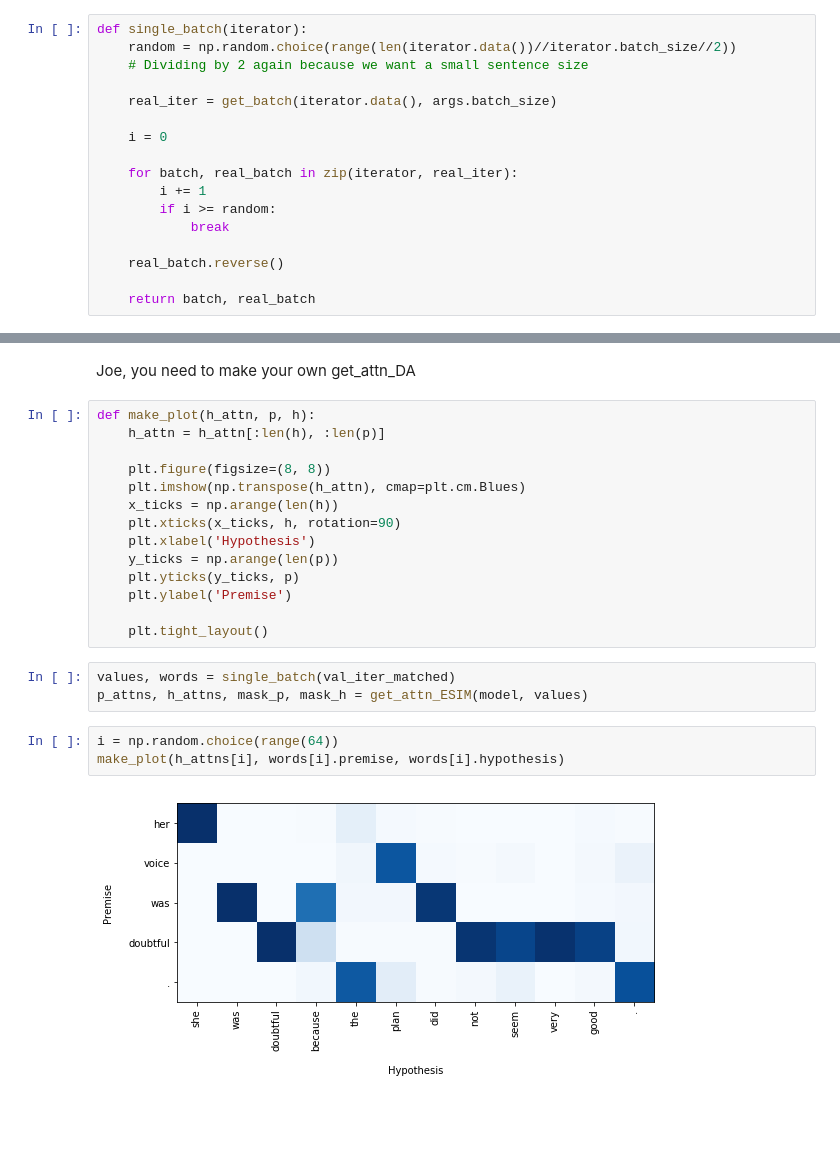
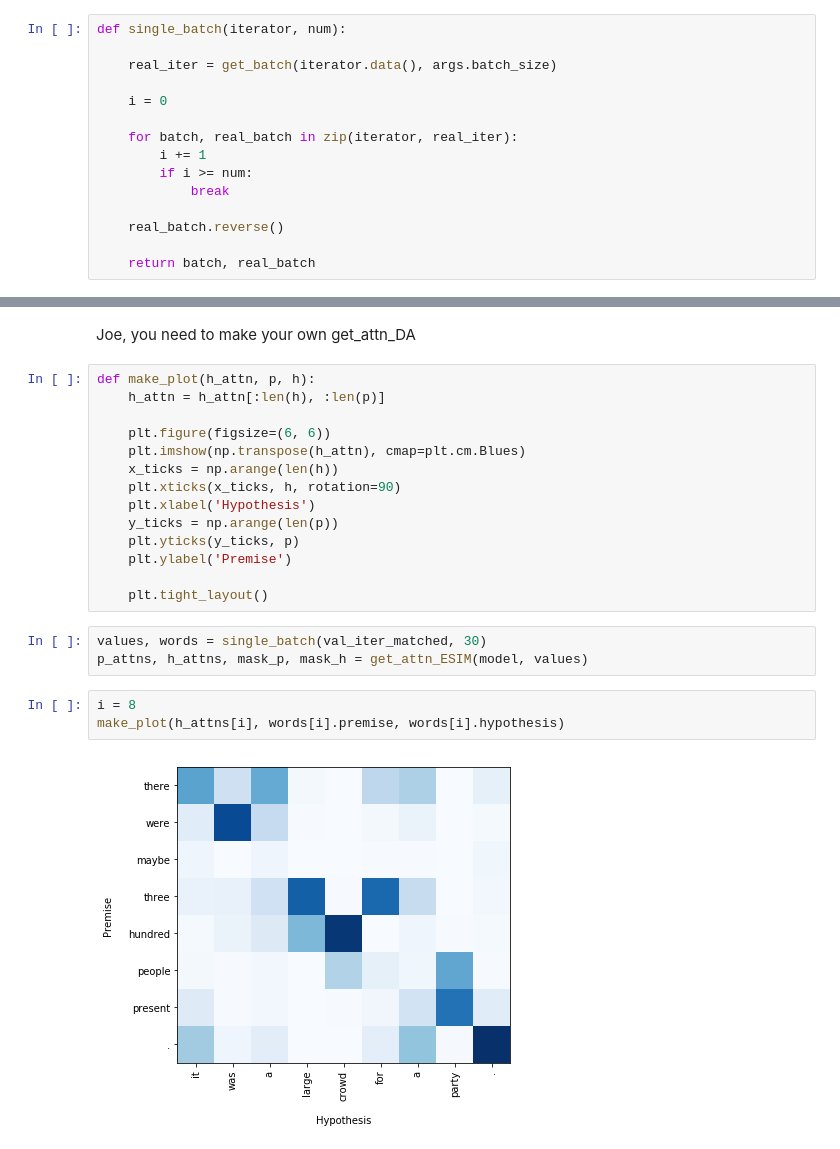
Before and after one commit to ack8006/nlp-multinli, a Jupyter notebook: jupyter/Evaluate models.ipynb, the cells around one changed output, grey strips where cells are left out. Cells and saved outputs as stored; diff of their text form; blank space fills up the shorter version.

```diff
--- a/jupyter/Evaluate models.ipynb
+++ b/jupyter/Evaluate models.ipynb
@@ -357,9 +357,7 @@ Long Sentence & 80.81 & 70.64 \\
 # %% [markdown]
 Get a single batch, stupid but I don't know how else to do it
 # %%
-def single_batch(iterator):
-    random = np.random.choice(range(len(iterator.data())//iterator.batch_size//2))
-    # Dividing by 2 again because we want a small sentence size
+def single_batch(iterator, num):
 
     real_iter = get_batch(iterator.data(), args.batch_size)
 
@@ -367,7 +365,7 @@ def single_batch(iterator):
 
     for batch, real_batch in zip(iterator, real_iter):
         i += 1
-        if i >= random:
+        if i >= num:
             break
 
     real_batch.reverse()
@@ -429,7 +427,7 @@ Joe, you need to make your own get_attn_DA
 def make_plot(h_attn, p, h):
     h_attn = h_attn[:len(h), :len(p)]
 
-    plt.figure(figsize=(8, 8))
+    plt.figure(figsize=(6, 6))
     plt.imshow(np.transpose(h_attn), cmap=plt.cm.Blues)
     x_ticks = np.arange(len(h))
     plt.xticks(x_ticks, h, rotation=90)
@@ -440,10 +438,10 @@ def make_plot(h_attn, p, h):
 
     plt.tight_layout()
 # %%
-values, words = single_batch(val_iter_matched)
+values, words = single_batch(val_iter_matched, 30)
 p_attns, h_attns, mask_p, mask_h = get_attn_ESIM(model, values)
 # %%
-i = np.random.choice(range(64))
+i = 8
 make_plot(h_attns[i], words[i].premise, words[i].hypothesis)
 # %% [output]
-[figure, old version]
+[figure, new version]
```
